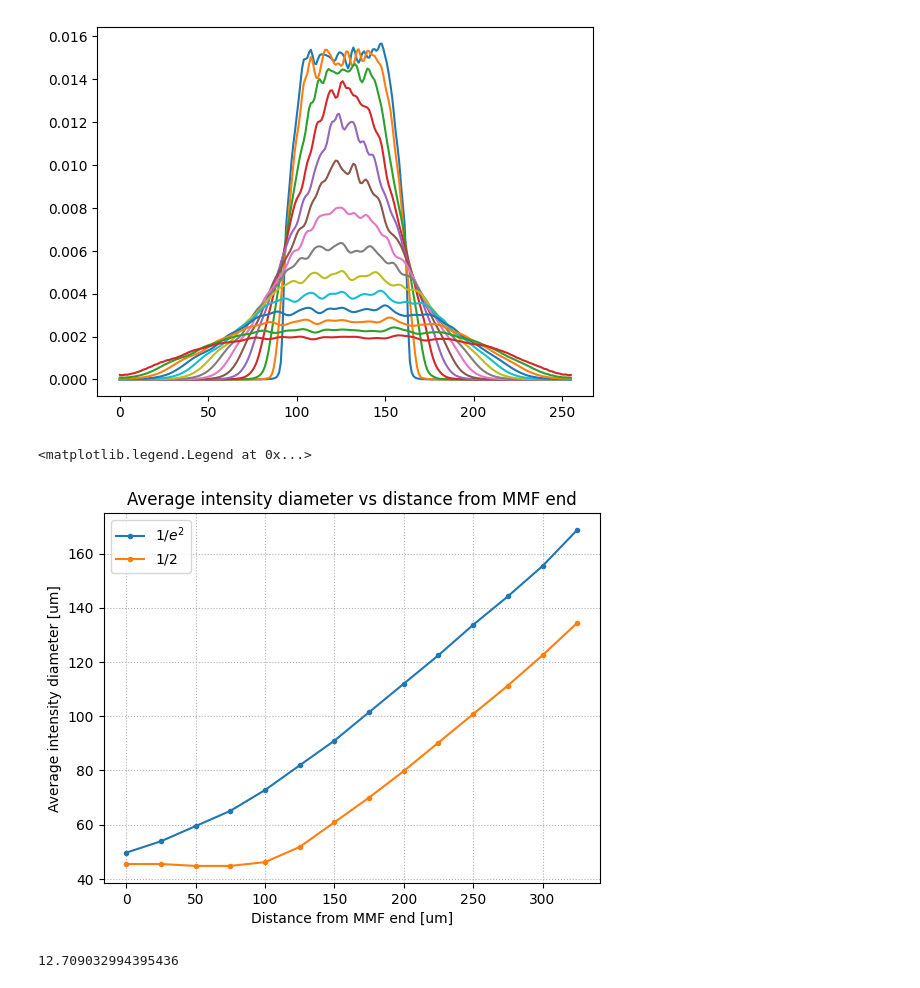
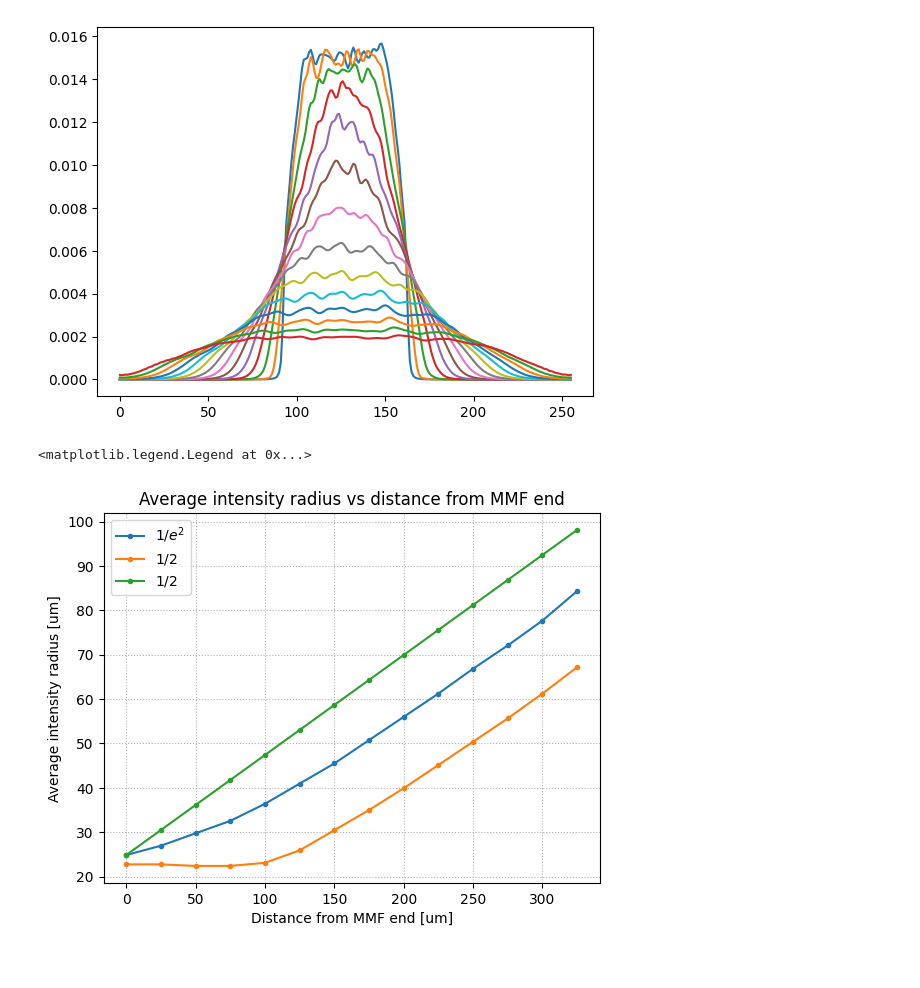
Before and after one commit to jysru/MMF_LP_modes, a Jupyter notebook: notebooks/simulate_fiber_output_propagation.ipynb, the cells around one changed output. Cells and saved outputs as stored; diff of their text form; code cells hidden in the pictures.

```diff
--- a/notebooks/simulate_fiber_output_propagation.ipynb
+++ b/notebooks/simulate_fiber_output_propagation.ipynb
@@ -207,32 +207,28 @@ plt.plot(np.transpose(crosscuts))
 # %%
 def get_width(crosscut, cutoff: float = 1 / np.exp(2)) -> float:
     length = crosscut.size
     crosscut /= np.max(crosscut)
     idx_left = np.argmin(np.abs(crosscut[:length//2] - cutoff))
     idx_right = length//2 + np.argmin(np.abs(crosscut[length//2:] - cutoff))
     return np.abs(idx_right - idx_left)
 
 
 widths_1e2 = []
 widths_half = []
 for i in range(len(z)):
     widths_1e2.append(get_width(crosscuts[i, :], 1 / np.exp(2)) * grid.pixel_size)
     widths_half.append(get_width(crosscuts[i, :], 1 / 2) * grid.pixel_size)
 
 theta = np.arcsin(fiber._NA)
 
 plt.grid('on', ls=':')
-plt.plot(z * 1e6, np.array(widths_1e2) * 1e6, marker='.', label=r"$1 / e^{2}$")
-plt.plot(z * 1e6, np.array(widths_half) * 1e6, marker='.', label=r"$1 / 2$")
+plt.plot(z * 1e6, np.array(widths_1e2) / 2 * 1e6, marker='.', label=r"$1 / e^{2}$")
+plt.plot(z * 1e6, np.array(widths_half) / 2 * 1e6, marker='.', label=r"$1 / 2$")
+plt.plot(z * 1e6, (np.array(widths_1e2)[0] / 2 + np.tan(theta) * z) * 1e6, marker='.', label=r"$1 / 2$")
 plt.xlabel('Distance from MMF end [um]')
-plt.ylabel('Average intensity diameter [um]')
-plt.title("Average intensity diameter vs distance from MMF end")
+plt.ylabel('Average intensity radius [um]')
+plt.title("Average intensity radius vs distance from MMF end")
 plt.legend()
 # %% [output]
 <matplotlib.legend.Legend at 0x...>
-[figure, old version]
+[figure, new version]
-# %%
-theta = np.arcsin(fiber._NA)
-print(theta * 180 / np.pi)
-# %% [output]
-12.709032994395436
```
